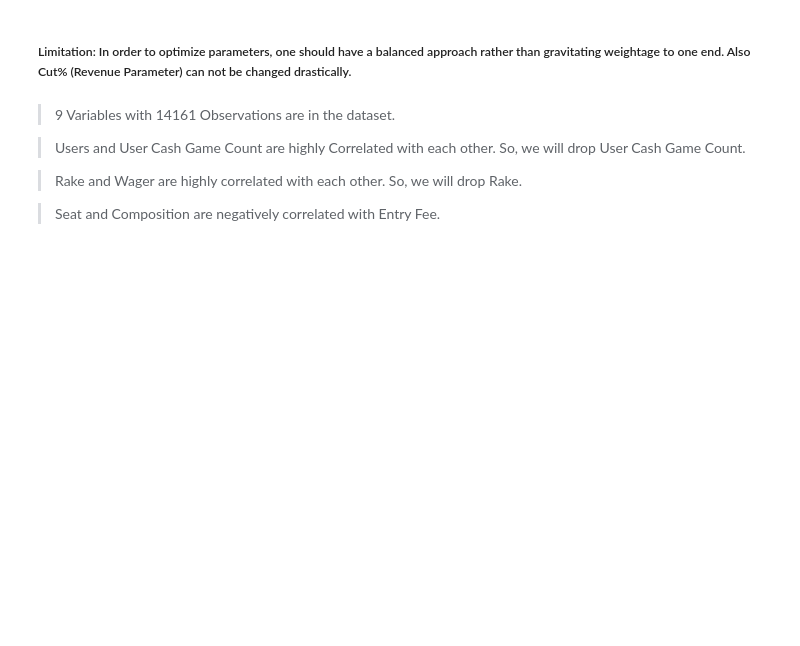
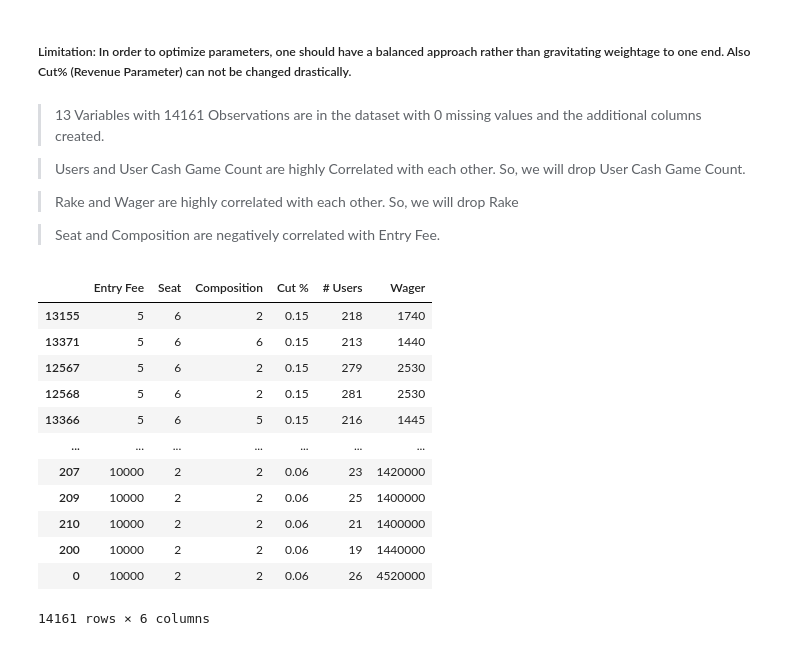
Before and after one commit to probablyvivek/Rummy, a Jupyter notebook: Analysis.ipynb, the cells around one changed output. Drawn from its saved outputs; the diff is of its cells as text; code cells hidden in the pictures; blank space fills up the shorter version.

Commit message:
Dataset Prepared for Modelling

```diff
--- a/Analysis.ipynb
+++ b/Analysis.ipynb
@@ -285,10 +285,29 @@ sns.heatmap(corr, annot=True, cmap='rocket_r')
 # %% [markdown]
 ##### Limitation: In order to optimize parameters, one should have a balanced approach rather than gravitating weightage to one end. Also Cut% (Revenue Parameter) can not be changed drastically.
 # %% [markdown]
-> 9 Variables with 14161 Observations are in the dataset.
+> 13 Variables with 14161 Observations are in the dataset with 0 missing values and the additional columns created.
 
 > Users and User Cash Game Count are highly Correlated with each other. So, we will drop User Cash Game Count.
 
-> Rake and Wager are highly correlated with each other. So, we will drop Rake.
+> Rake and Wager are highly correlated with each other. So, we will drop Rake
 
 > Seat and Composition are negatively correlated with Entry Fee.
+# %%
+#Drop the variables with high correlation
+df2 = df1.drop(['Day', 'Unnamed: 9', 'Rake', 'User Cash Game Count', 'Month', 'Weekday_name', 'Date'], axis=1)
+# %%
+df2.sort_values(by='Entry Fee', ascending=True)
+# %% [output]
+|  | Entry Fee | Seat | Composition | Cut % | # Users | Wager |
+| 13155 | 5 | 6 | 2 | 0.15 | 218 | 1740 |
+| 13371 | 5 | 6 | 6 | 0.15 | 213 | 1440 |
+| 12567 | 5 | 6 | 2 | 0.15 | 279 | 2530 |
+| 12568 | 5 | 6 | 2 | 0.15 | 281 | 2530 |
+| 13366 | 5 | 6 | 5 | 0.15 | 216 | 1445 |
+| ... | ... | ... | ... | ... | ... | ... |
+| 207 | 10000 | 2 | 2 | 0.06 | 23 | 1420000 |
+| 209 | 10000 | 2 | 2 | 0.06 | 25 | 1400000 |
+| 210 | 10000 | 2 | 2 | 0.06 | 21 | 1400000 |
+| 200 | 10000 | 2 | 2 | 0.06 | 19 | 1440000 |
+| 0 | 10000 | 2 | 2 | 0.06 | 26 | 4520000 |
+14161 rows × 6 columns
```
